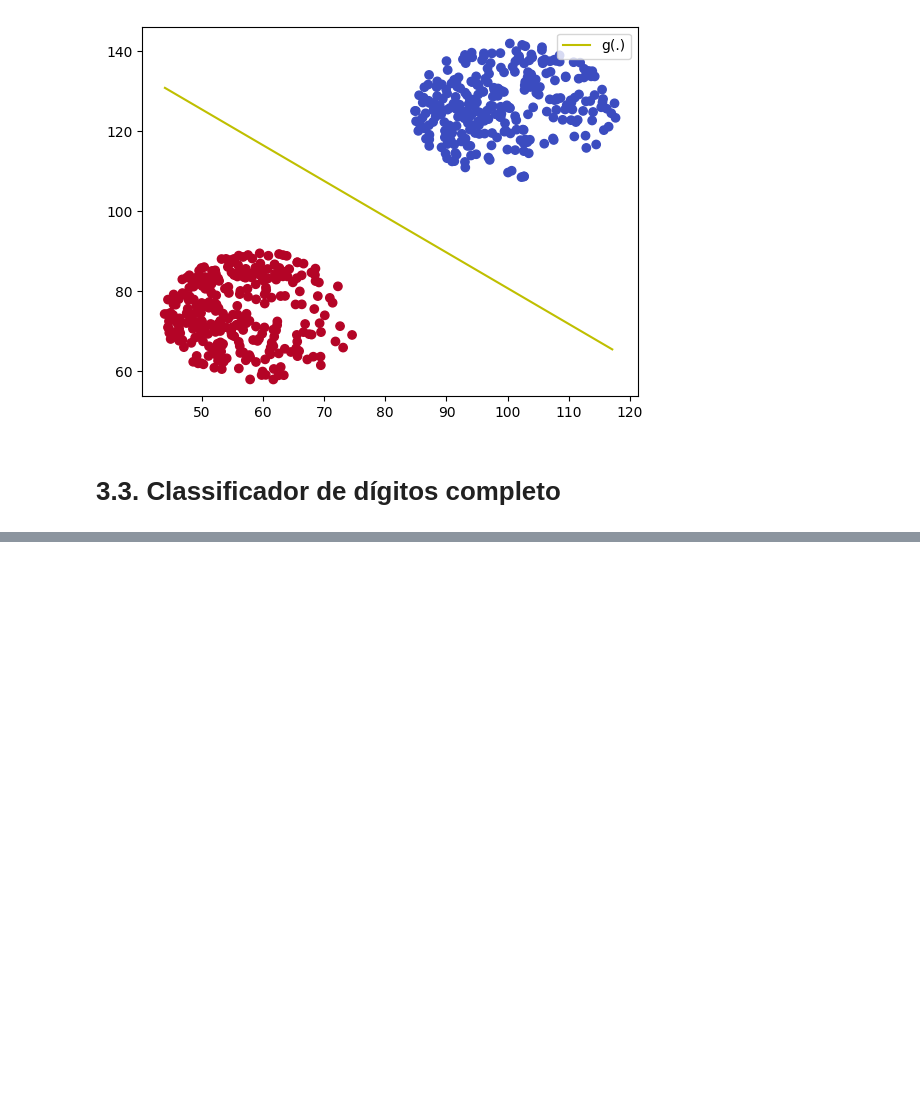
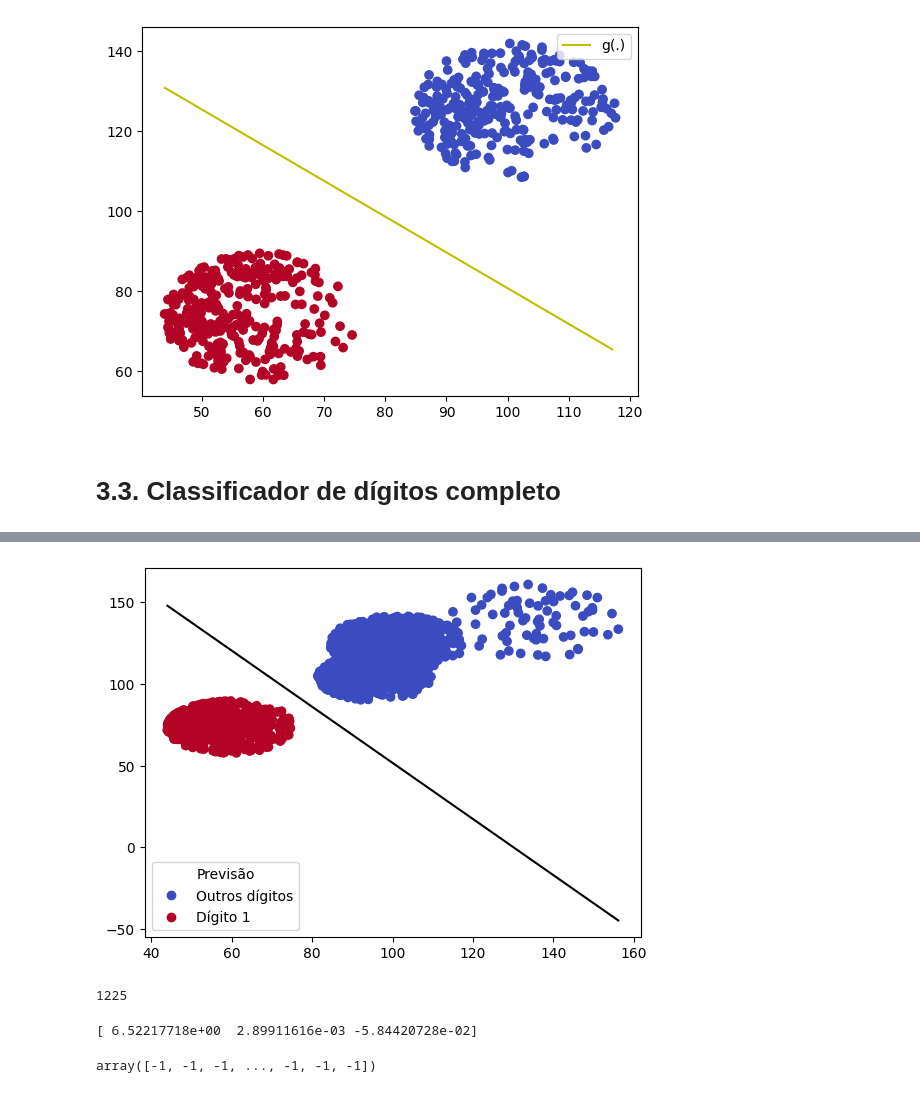
Before and after one commit to mariabandeira/Reconhecimento-de-Digitos, a Jupyter notebook: MiniProjeto_ML.ipynb, the cells around one changed output, grey strips where cells are left out. Cells and saved outputs as stored; diff of their text form; code cells hidden in the pictures; blank space fills up the shorter version.

```diff
--- a/MiniProjeto_ML.ipynb
+++ b/MiniProjeto_ML.ipynb
@@ -607,0 +701,3 @@ plt.legend(loc='upper right')
+# %%
+X_train1 = train_redu[['intensidade', 'simetria']].values
+y_train1 = np.array([1 if y_ == 1 else -1 for y_ in train_redu['label']])
@@ -607,0 +721,23 @@ plt.legend(loc='upper right')
+# %%
+# Plotagem da Regressão Linear com LRClassifier
+plt.scatter(X_train1[:, 0], X_train1[:, 1], c=y_pred, cmap='coolwarm')
+x = np.linspace(X_train1[:, 0].min(), X_train1[:, 0].max(), 100)
+y = classifier.getRegressionY(x)
+plt.plot(x, y, color='black')
+handles, labels = scatter.legend_elements()
+plt.legend(handles, ['Outros dígitos', 'Dígito 1'], title='Previsão')
+plt.show()
+# %% [output]
+[figure, added]
+# %%
+# remover de train_redu os dados que não tem y_pred = -1
+indices_to_keep = []
+for i in range(len(train_redu)):
+  if(y_pred[i] == -1):
+    indices_to_keep.append(i)
+
+train_redu = train_redu.iloc[indices_to_keep]
+
+len(train_redu)
+# %% [output]
+1225
@@ -607,0 +747,17 @@ plt.legend(loc='upper right')
+# %%
+classifier = LRClassifier()
+classifier.execute(X_train4, y_train4)
+predictions = classifier.predict(X_train4)
+
+lr = LinearRegression()
+lr.fit(X_train4, y_train4)
+y_pred = np.array(lr.predict(X_train4))
+w = lr.getW()
+print(w)
+# %% [output]
+[ 6.52217718e+00  2.89911616e-03 -5.84420728e-02]
+# %%
+y_pred = np.where(y_pred >= 0, 1, -1)
+y_pred
+# %% [output]
+array([-1, -1, -1, ..., -1, -1, -1])
```
Also changed, not shown: parts of 27 cells of this notebook.
